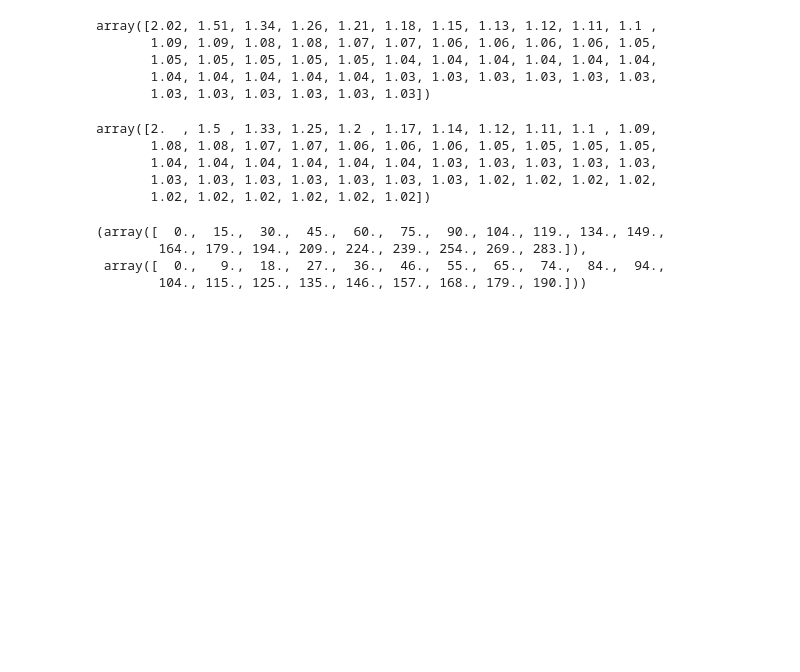
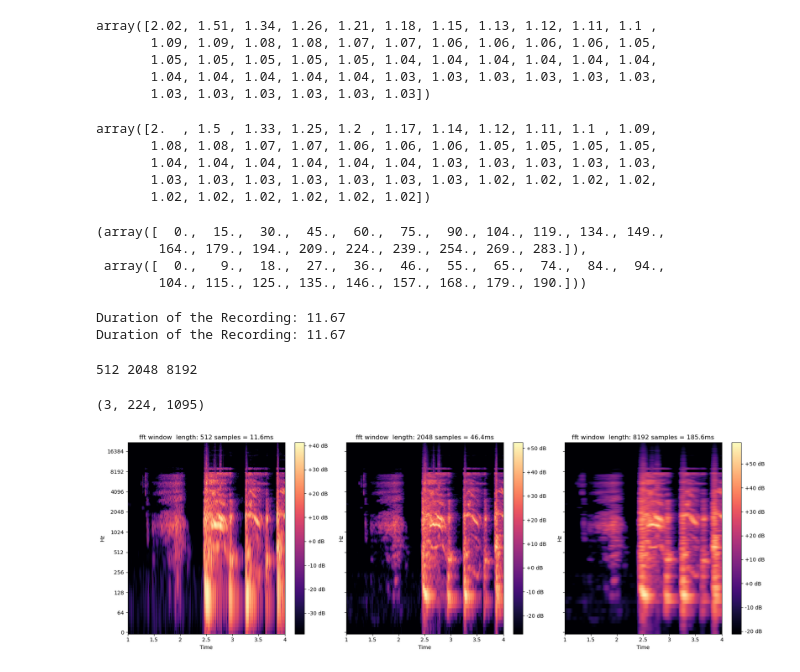
Before and after one commit to MichaelReiter94/acoustic_covid_detection, a Jupyter notebook: python/Jupyter_Notebooks/Infrasound analysis and new Features for resnet.ipynb, the cells around one changed output. Saved outputs shown, nothing was run; the diff lists cells and outputs as text; code cells hidden in the pictures; blank space fills up the shorter version.

```diff
--- a/python/Jupyter_Notebooks/Infrasound analysis and new Features for resnet.ipynb
+++ b/python/Jupyter_Notebooks/Infrasound analysis and new Features for resnet.ipynb
@@ -209,3 +216,65 @@ np.round(mel_frequencies[:20]), np.round(mel_frequencies2[:20])
         164., 179., 194., 209., 224., 239., 254., 269., 283.]),
  array([  0.,   9.,  18.,  27.,  36.,  46.,  55.,  65.,  74.,  84.,  94.,
         104., 115., 125., 135., 146., 157., 168., 179., 190.]))
+# %%
+# get new random participant audio
+participant_ids = os.listdir("data/Coswara_processed/Recordings/")
+participant = random.choice(participant_ids)
+participant_path = os.path.join("data", "Coswara_processed", "Recordings", participant)
+participant_path
+breath_recording = AudioRecording(participant_path, type_of_recording="cough-heavy")
+audio, sr = breath_recording.get_audio()
+# %% [output]
+Duration of the Recording: 11.67
+Duration of the Recording: 11.67
+# %%
+n_fft = 4096  * 16
+hop_size = 512
+n_mels = 224
+fmax = target_sr/2
+mel_frequencies = librosa.mel_frequencies(n_mels=n_mels, fmin=0.0, fmax=fmax, htk=True)
+lowest_window_length = 512
+window_length_factor = 4
+
+
+window_length = lowest_window_length
+mel_spect1 = librosa.feature.melspectrogram(y=audio, n_fft=n_fft, hop_length=hop_size, win_length=window_length,
+                                           n_mels=n_mels, sr=target_sr, fmin=0.0, fmax=fmax)
+
+window_length = lowest_window_length*window_length_factor
+mel_spect2 = librosa.feature.melspectrogram(y=audio, n_fft=n_fft, hop_length=hop_size, win_length=window_length,
+                                           n_mels=n_mels, sr=target_sr, fmin=0.0, fmax=fmax)
+
+window_length = lowest_window_length*window_length_factor*window_length_factor
+mel_spect3 = librosa.feature.melspectrogram(y=audio, n_fft=n_fft, hop_length=hop_size, win_length=window_length,
+                                           n_mels=n_mels, sr=target_sr, fmin=0.0, fmax=fmax)
+
+print(lowest_window_length, lowest_window_length*window_length_factor, lowest_window_length*window_length_factor*window_length_factor)
+# %% [output]
+512 2048 8192
+# %%
+mel_spect_full = np.stack([mel_spect1, mel_spect2, mel_spect3])
+mel_spect_full.shape
+# %% [output]
+(3, 224, 1095)
+# %%
+n_bins = 220
+time_frame = (1, 4)
+frequency_range = None
+mel_frequencies = librosa.mel_frequencies(n_mels=n_mels, fmin=0.0, fmax=fmax, htk=True)
+titles = ["512 samples = 11.6ms", "2048 samples = 46.4ms", "8192 samples = 185.6ms"]
+
+
+fig, axes = plt.subplots(nrows=1, ncols=3, sharey=True, figsize=[18,6])
+for i, ax in enumerate(axes):
+    img = librosa.display.specshow(librosa.power_to_db(mel_spect_full[i]), x_axis='time', y_axis='log', cmap="magma",
+                                        hop_length=hop_size, sr=target_sr,  y_coords=mel_frequencies, ax=ax)
+    if time_frame is not None:
+        ax.set(xlim=[time_frame[0], time_frame[1]])
+    if frequency_range is not None:
+        ax.set(ylim=[frequency_range[0], frequency_range[1]])
+    ax.set(title=f"fft window  length: {titles[i]}")
+    fig.colorbar(img, ax=ax, format="%+2.f dB")
+plt.tight_layout()
+# %% [output]
+[figure, added]
```
Also changed, not shown: parts of 19 cells of this notebook, 6 other files.
